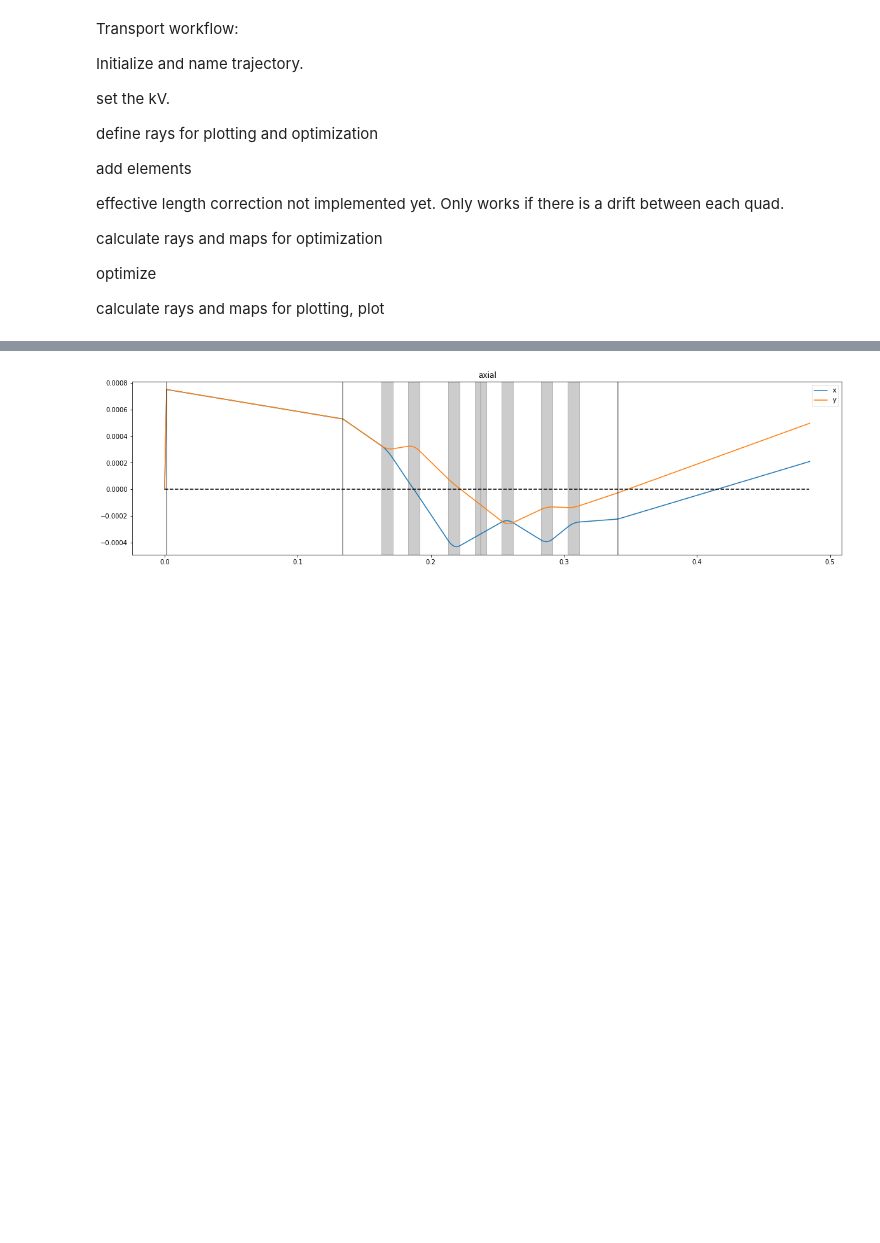
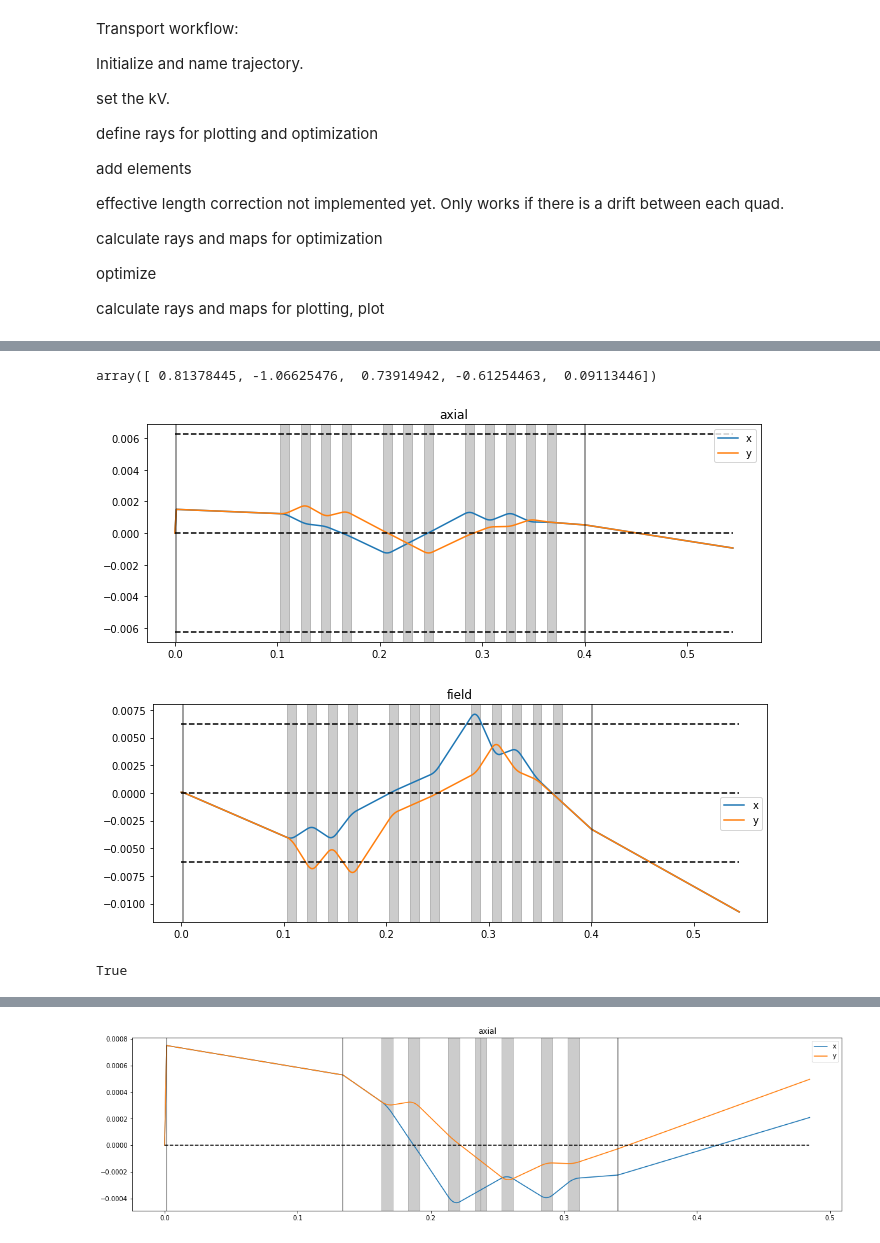
Before and after one commit to bentps/PythonTransport, a Jupyter notebook: PythonTransport.ipynb, the cells around one changed output, grey strips where cells are left out. Saved outputs shown, nothing was run; the diff lists cells and outputs as text; code cells hidden in the pictures; blank space fills up the shorter version.

```diff
--- a/PythonTransport.ipynb
+++ b/PythonTransport.ipynb
@@ -507,0 +684,14 @@ class Transport:
+# %%
+sol = traj_12quad.fit_outquad(['quad3','quad2', 'quad1', 'quad0', 'quadf'])
+traj_12quad.plot()
+
+sol
+# %% [output]
+array([ 0.81378445, -1.06625476,  0.73914942, -0.61254463,  0.09113446])
+[figure, added]
+[figure, added]
+# %%
+traj_12quad.cosy_column()
+traj_12quad.cosy_excitation()
+# %% [output]
+True
```
Also changed, not shown: parts of 9 cells of this notebook.
